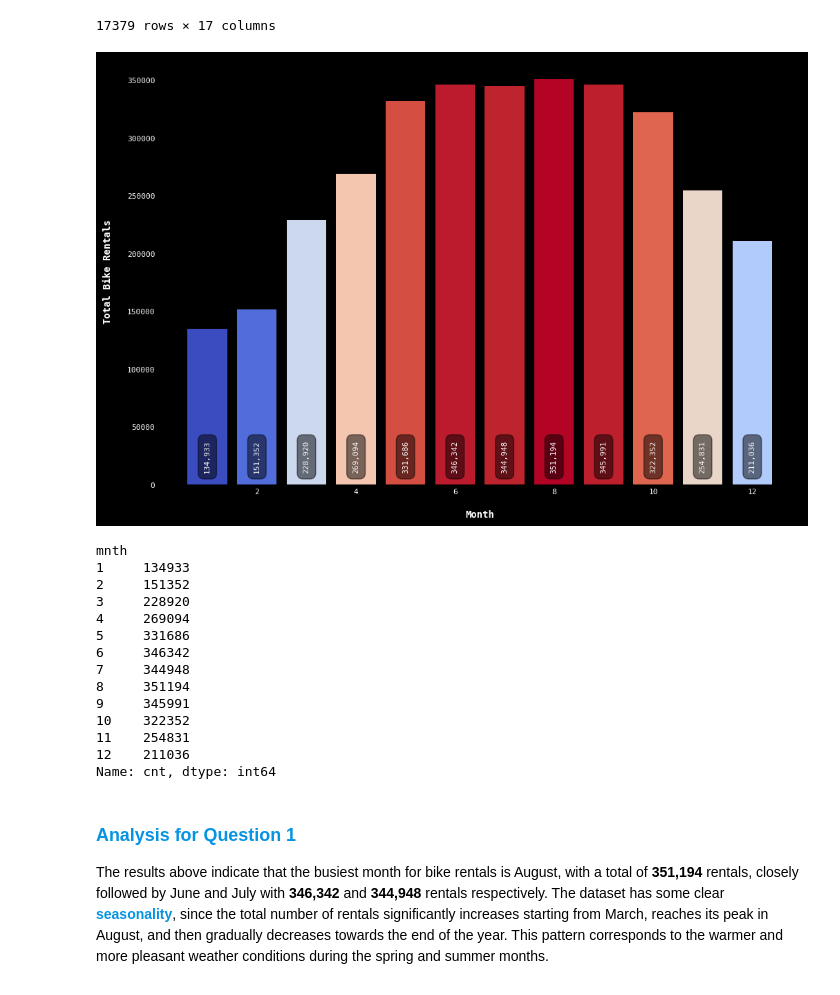
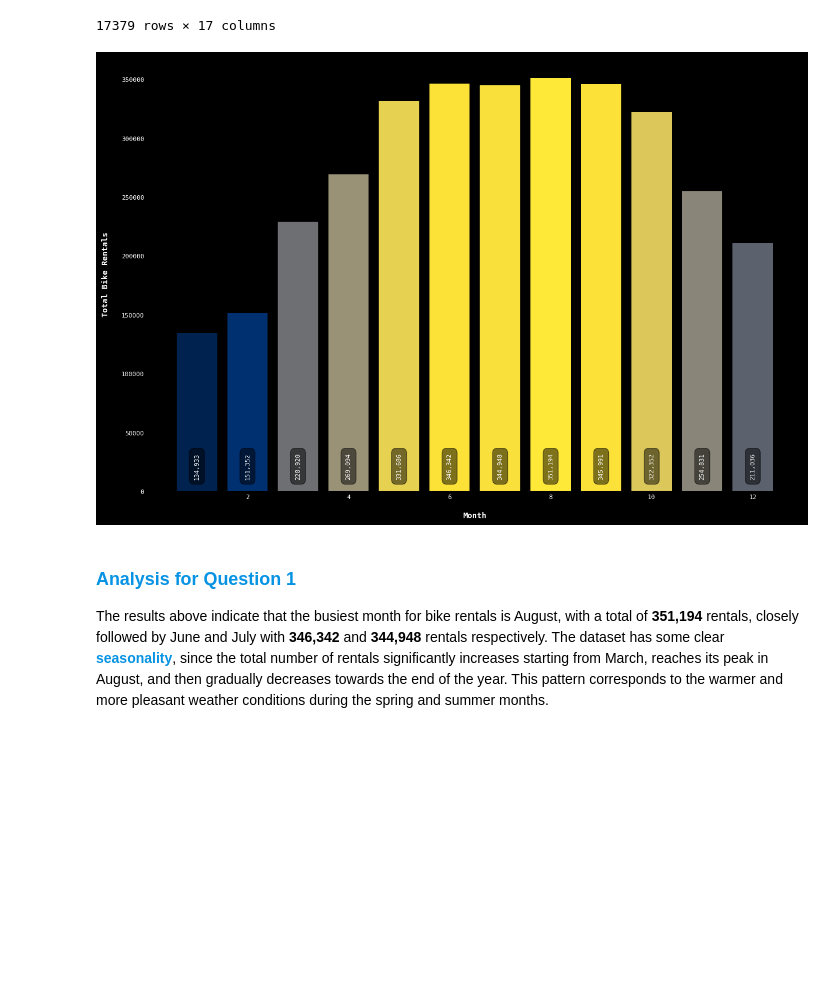
Before and after one commit to jparkington/Project-Cultivate, a Jupyter notebook: Exploration.ipynb, the cells around one changed output. Drawn from its saved outputs; the diff is of its cells as text; code cells hidden in the pictures; blank space fills up the shorter version.

Commit message:
Finished a couple more charts

```diff
--- a/Exploration.ipynb
+++ b/Exploration.ipynb
@@ -9,16 +9,15 @@ runtime configuration parameters to define attributes of each chart once, so tha
 for each subsequent plot.
 '''
 
-import calendar          as cal
-import datetime          as dtt
 import numpy             as np
 import pandas            as pd
 import seaborn           as sns
 import scipy             as sci
 import matplotlib.pyplot as plt
 
-from cycler import cycler
-from typing import *
+from cycler   import cycler
+from datetime import datetime as dtt
+from typing   import *
 
 plot_params = {
     # Axes parameters                            # Tick parameters
@@ -36,7 +35,7 @@ plot_params = {
 
     # Grid parameters                            # Figure parameters
     'grid.linestyle'     : ':',                  'figure.facecolor'   : 'black',
-    'grid.color'         : '0.5',                'figure.figsize'     : (12, 8),
+    'grid.color'         : '0.5',                'figure.figsize'     : (15, 10),
 
     # Font and text parameters                   # Color cycles
     'font.family'        : 'DejaVu Sans Mono',   'axes.prop_cycle'    : cycler(color = sns.color_palette('Set2')),
@@ -84,7 +83,7 @@ def load_bike_sharing_data() -> pd.DataFrame:
 
     - instant     (int)   : Record index
     - dteday      (str)   : Date
-    - season      (int)   : Season (1: spring, 2: summer, 3: fall, 4: winter)
+    - season      (int)   : Season (1: spring, 2: summer, 3: autumn, 4: winter)
     - yr          (int)   : Year (0: 2011, 1: 2012)
     - mnth        (int)   : Month (1 to 12)
     - hr          (int)   : Hour (0 to 23)
@@ -136,50 +135,35 @@ def busiest_month(df : pd.DataFrame) -> str:
 
     This function groups the data by month and sums the total counts of bike rentals for each month.
     The result is visualized using a bar plot with a heatmap-like color palette, where the color intensity
     corresponds to the number of rentals, providing a visually compelling representation of the busiest months.
 
     Parameters:
         df (pd.DataFrame) : The bike sharing dataset as a pandas DataFrame.
 
     Insights drawn from this analysis could be valuable for making informed decisions regarding marketing campaigns,
     staffing, inventory management, etc. For instance, during the busiest month, bike-sharing companies might want
     to increase their marketing efforts to maximize profit, ensure they have sufficient staff to handle the increased
     demand, and make sure they have enough bikes in inventory to meet customer needs.
     '''
 
     month_counts = df.groupby('mnth')['cnt'].sum()
     norm         = plt.Normalize(month_counts.min(), month_counts.max())
 
     bars = plt.bar(x      = month_counts.index,
                    height = month_counts.values,
-                   color  = plt.cm.coolwarm(norm(month_counts.values)))
+                   color  = plt.cm.cividis(norm(month_counts.values)))
 
     for bar in bars:
         plt.text(bar.get_x() + bar.get_width() / 2, 10000, f'{int(bar.get_height()):,}',
                  va = 'bottom', ha = 'center', rotation = 90,
                  bbox = dict(facecolor = '0', alpha = 0.5, boxstyle = 'round, pad = 0.75'))
 
     plt.xlabel('Month')
     plt.ylabel('Total Bike Rentals')
-    plt.show()
 
 busiest_month(bike_sharing)
 # %% [output]
-[figure, old version]
+[figure, new version]
-mnth
-1     134933
-2     151352
-3     228920
-4     269094
-5     331686
-6     346342
-7     344948
-8     351194
-9     345991
-10    322352
-11    254831
-12    211036
-Name: cnt, dtype: int64
 # %% [markdown]
 ### <span style="color:#0693e3">**Analysis for Question 1**</span>
 
```
Also changed, not shown: parts of 6 cells of this notebook.
